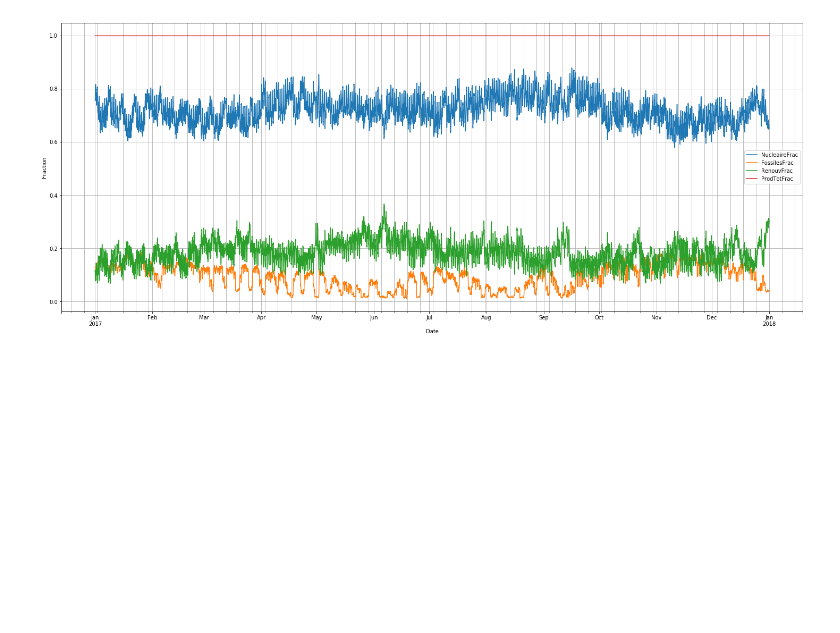
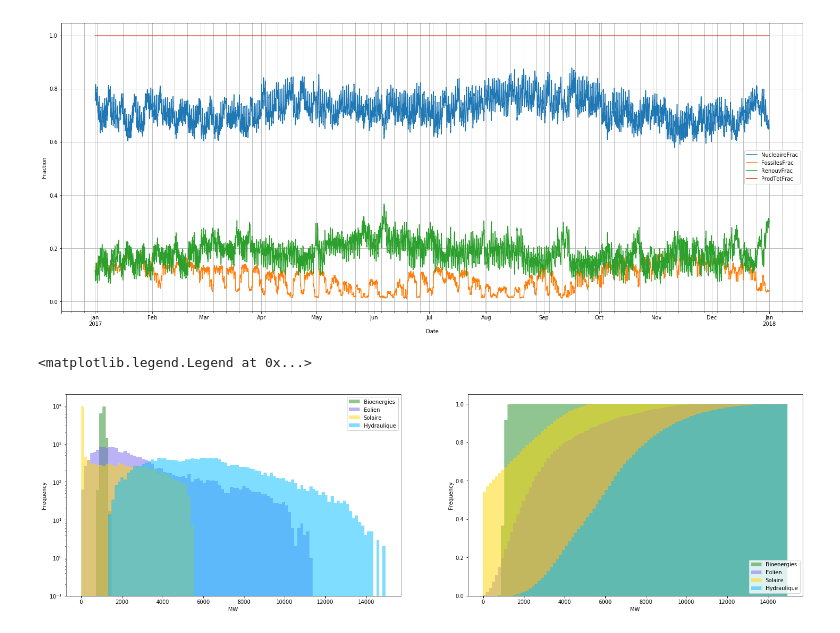
Before and after one commit to ebusato/EnergyAnalysis, a Jupyter notebook: EnergyAnalysis_RTE.ipynb, the cells around one changed output. Saved outputs shown, nothing was run; the diff lists cells and outputs as text; code cells hidden in the pictures; blank space fills up the shorter version.

```diff
--- a/EnergyAnalysis_RTE.ipynb
+++ b/EnergyAnalysis_RTE.ipynb
@@ -180,3 +178,16 @@ ax.set(xlabel='Date', ylabel='Fraction')
 ax.grid(True, which='minor', axis='x' )
 # %% [output]
 [figure]
+# %%
+what = ['Bioenergies', 'Eolien', 'Solaire', 'Hydraulique']
+
+fig, axes = plt.subplots(nrows=1, ncols=2, figsize=(25,7))
+df3[what].plot(kind='hist', bins=100, alpha=0.5, ylim=(0.1, 20000), color=colors(what), logy=True, ax=axes[0])
+axes[0].set_xlabel('MW')
+
+df3[what].plot(kind='hist', cumulative=True, density=True, bins=100, alpha=0.5, color=colors(what), ax=axes[1])
+axes[1].set_xlabel('MW')
+axes[1].legend(loc='lower right')
+# %% [output]
+<matplotlib.legend.Legend at 0x...>
+[figure, added]
```
Also changed, not shown: parts of 4 cells of this notebook.
